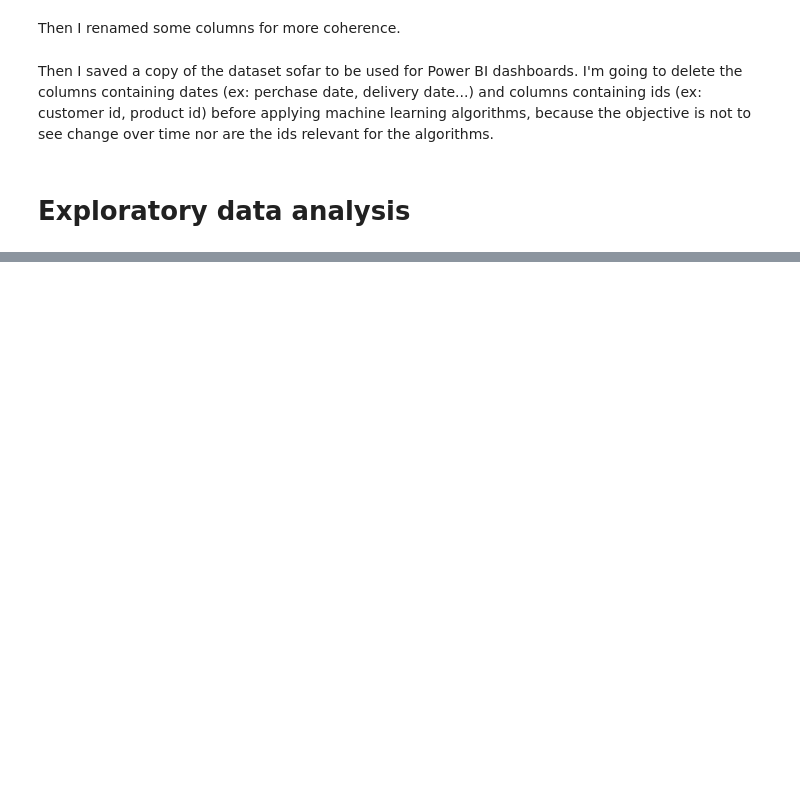
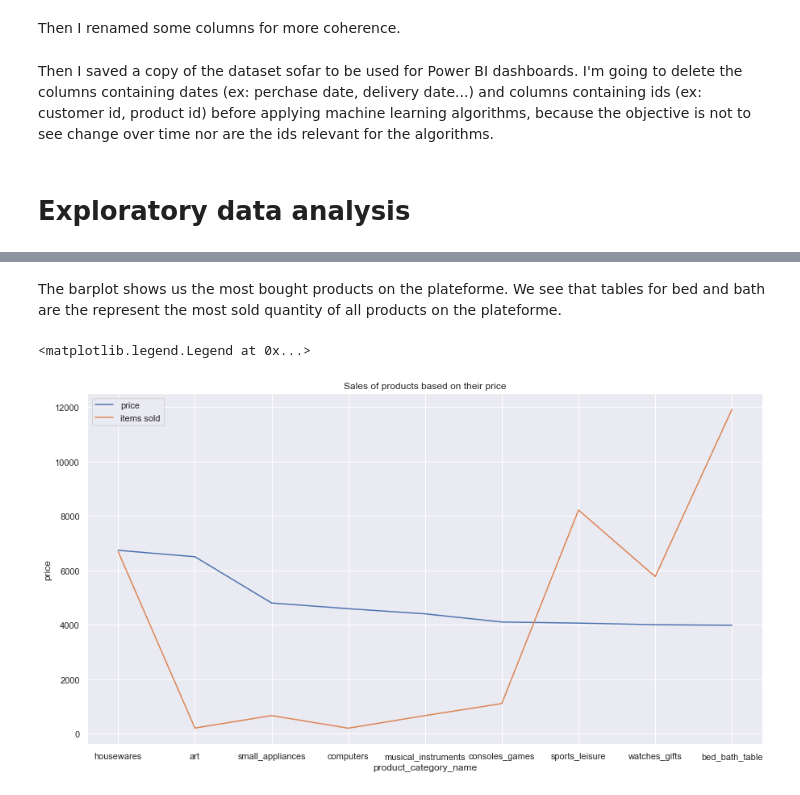
Before and after one commit to imane-ayouni/Customer-Clustering, a Jupyter notebook: Customer Segmentation Part II.ipynb, the cells around one changed output, grey strips where cells are left out. Saved outputs shown, nothing was run; the diff lists cells and outputs as text; code cells hidden in the pictures; blank space fills up the shorter version.

```diff
--- a/Customer Segmentation Part II.ipynb
+++ b/Customer Segmentation Part II.ipynb
@@ -216,0 +241,21 @@ memory usage: 24.7+ MB
+# %% [markdown]
+The barplot shows us the most bought products on the plateforme. We see that tables for bed and bath are the represent the most sold quantity of all products on the plateforme.
+# %%
+price = treated_df["price"]
+cat = treated_df["product_category_name"]
+qua = treated_df["quantity"]
+data = pd.DataFrame()
+data["price"] = price
+data["product_category_name"] = cat
+data["quantity"] = qua
+data = data.groupby(["product_category_name"]).agg({"price":"max", "quantity":"sum"}).reset_index()
+data = data.sort_values(by="price", ascending= False)
+for_line = data.head(9)
+fig,ax = plt.subplots()
+ax = sns.lineplot(data = for_line,  x="product_category_name", y="price")
+ax1 = sns.lineplot(data = for_line,  x="product_category_name",y="quantity")
+ax.set_title("Sales of products based on their price")
+plt.legend(labels = ["price","items sold"])
+# %% [output]
+<matplotlib.legend.Legend at 0x...>
+[figure, added]
```
Also changed, not shown: parts of 35 cells of this notebook, 1 other file.
